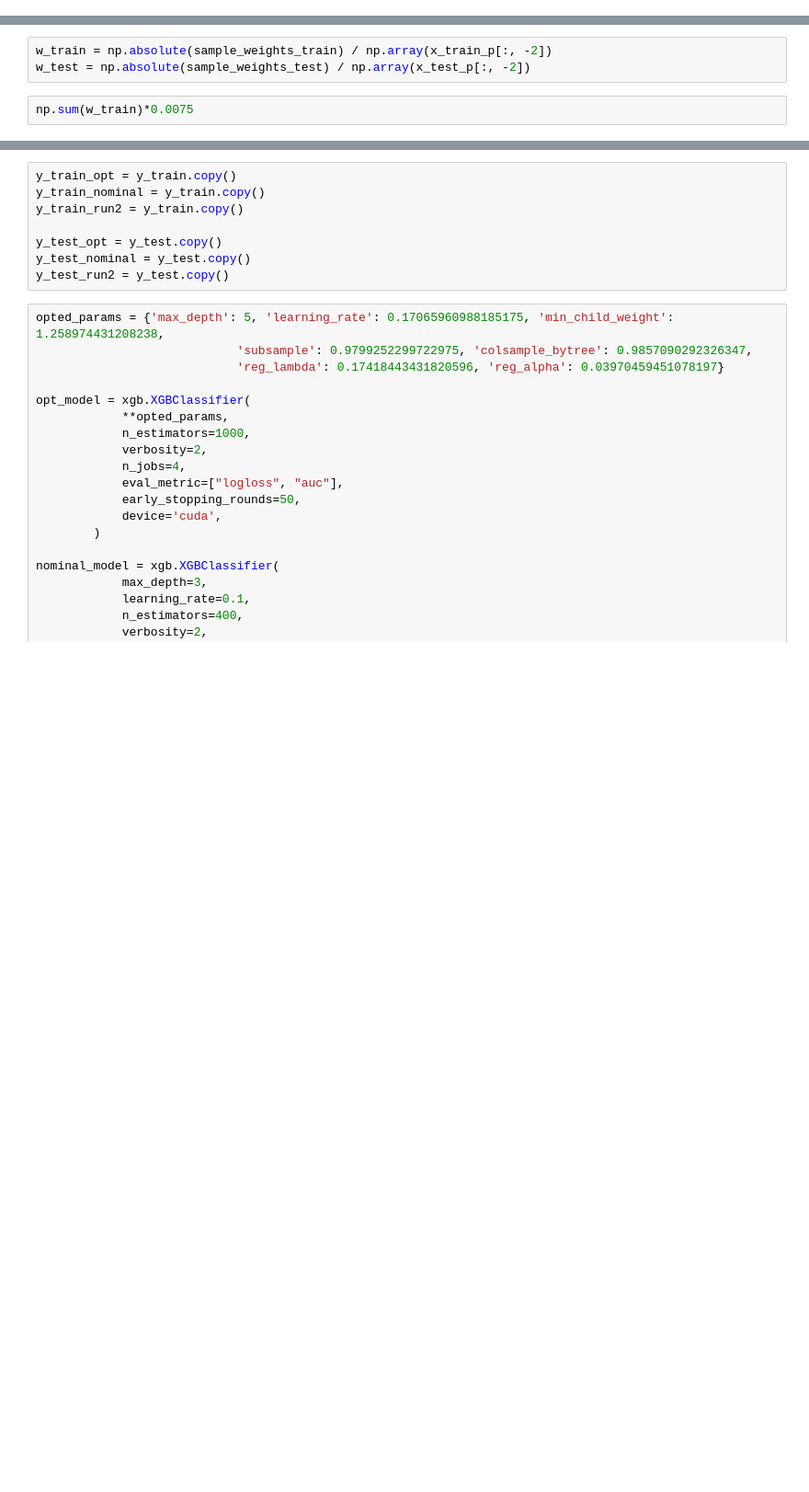
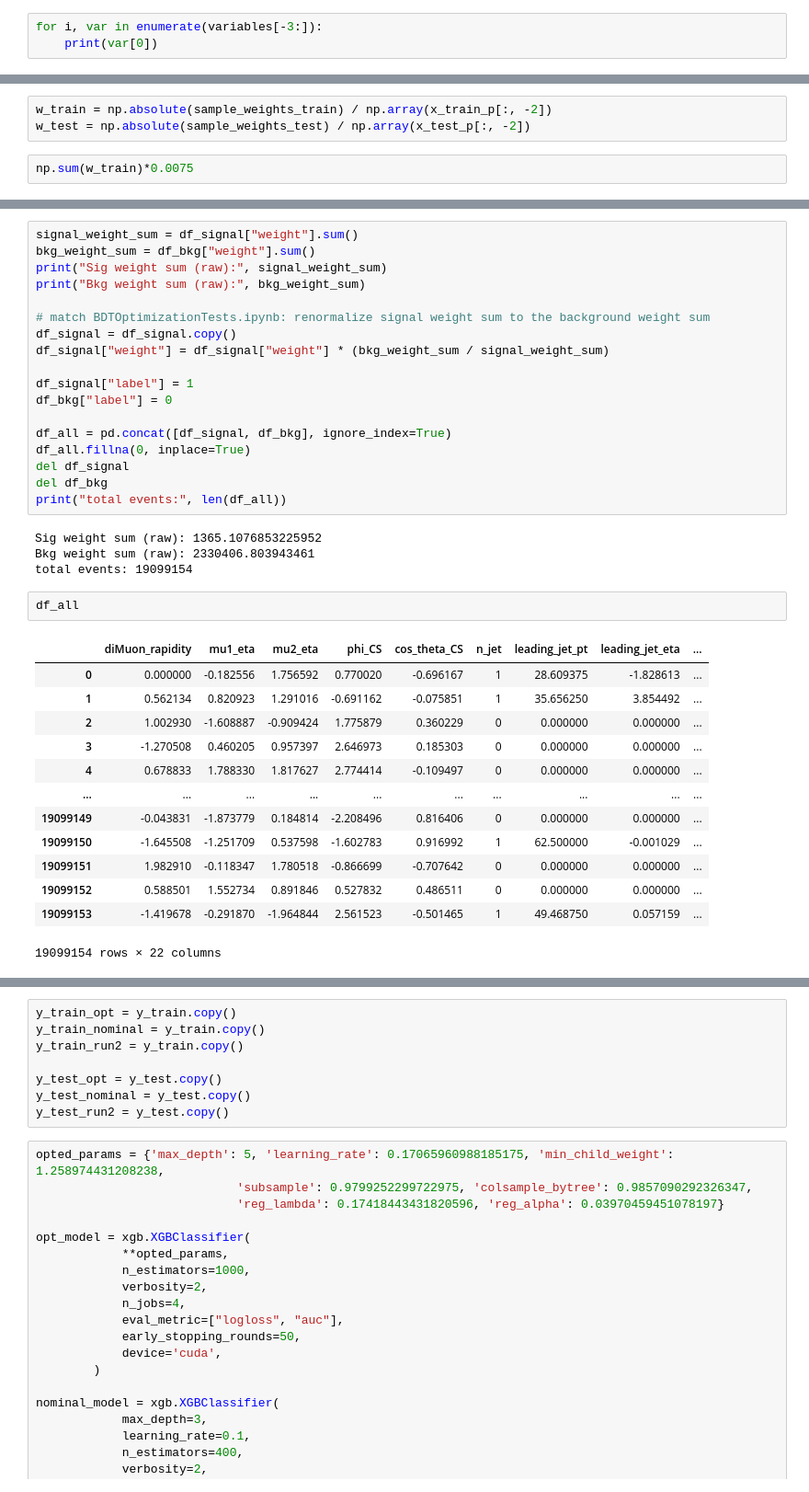
Before and after one commit to LPC-HH/HToMuMu, a Jupyter notebook: python/xgboost/BDTOptimizationTests.ipynb, the cells around one changed output, grey strips where cells are left out. Shown at 92% size. Drawn from its saved outputs; the diff is of its cells as text; blank space fills up the shorter version.

```diff
--- a/python/xgboost/BDTOptimizationTests.ipynb
+++ b/python/xgboost/BDTOptimizationTests.ipynb
@@ -55,0 +96,3 @@ for i, var in enumerate(variables[:-3]):
+# %%
+for i, var in enumerate(variables[-3:]):
+    print(var[0])
@@ -216,0 +276,38 @@ np.sum(w_train)*0.0075
+# %%
+signal_weight_sum = df_signal["weight"].sum()
+bkg_weight_sum = df_bkg["weight"].sum()
+print("Sig weight sum (raw):", signal_weight_sum)
+print("Bkg weight sum (raw):", bkg_weight_sum)
+
+# match BDTOptimizationTests.ipynb: renormalize signal weight sum to the background weight sum
+df_signal = df_signal.copy()
+df_signal["weight"] = df_signal["weight"] * (bkg_weight_sum / signal_weight_sum)
+
+df_signal["label"] = 1
+df_bkg["label"] = 0
+
+df_all = pd.concat([df_signal, df_bkg], ignore_index=True)
+df_all.fillna(0, inplace=True)
+del df_signal
+del df_bkg
+print("total events:", len(df_all))
+# %% [output]
+Sig weight sum (raw): 1365.1076853225952
+Bkg weight sum (raw): 2330406.803943461
+total events: 19099154
+# %%
+df_all
+# %% [output]
+|  | diMuon_rapidity | mu1_eta | mu2_eta | phi_CS | cos_theta_CS | n_jet | leading_jet_pt | leading_jet_eta | ... |
+| 0 | 0.000000 | -0.182556 | 1.756592 | 0.770020 | -0.696167 | 1 | 28.609375 | -1.828613 | ... |
+| 1 | 0.562134 | 0.820923 | 1.291016 | -0.691162 | -0.075851 | 1 | 35.656250 | 3.854492 | ... |
+| 2 | 1.002930 | -1.608887 | -0.909424 | 1.775879 | 0.360229 | 0 | 0.000000 | 0.000000 | ... |
+| 3 | -1.270508 | 0.460205 | 0.957397 | 2.646973 | 0.185303 | 0 | 0.000000 | 0.000000 | ... |
+| 4 | 0.678833 | 1.788330 | 1.817627 | 2.774414 | -0.109497 | 0 | 0.000000 | 0.000000 | ... |
+| ... | ... | ... | ... | ... | ... | ... | ... | ... | ... |
+| 19099149 | -0.043831 | -1.873779 | 0.184814 | -2.208496 | 0.816406 | 0 | 0.000000 | 0.000000 | ... |
+| 19099150 | -1.645508 | -1.251709 | 0.537598 | -1.602783 | 0.916992 | 1 | 62.500000 | -0.001029 | ... |
+| 19099151 | 1.982910 | -0.118347 | 1.780518 | -0.866699 | -0.707642 | 0 | 0.000000 | 0.000000 | ... |
+| 19099152 | 0.588501 | 1.552734 | 0.891846 | 0.527832 | 0.486511 | 0 | 0.000000 | 0.000000 | ... |
+| 19099153 | -1.419678 | -0.291870 | -1.964844 | 2.561523 | -0.501465 | 1 | 49.468750 | 0.057159 | ... |
+19099154 rows × 22 columns
```
Also changed, not shown: parts of 31 cells of this notebook, 4 other files.
